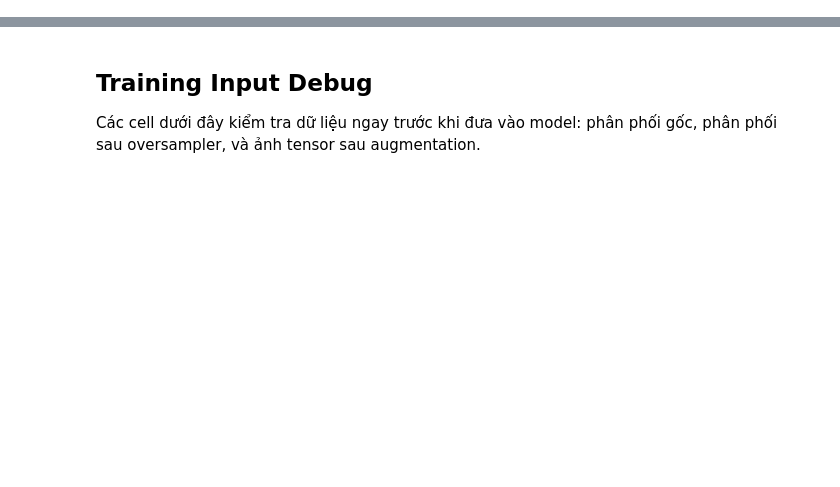
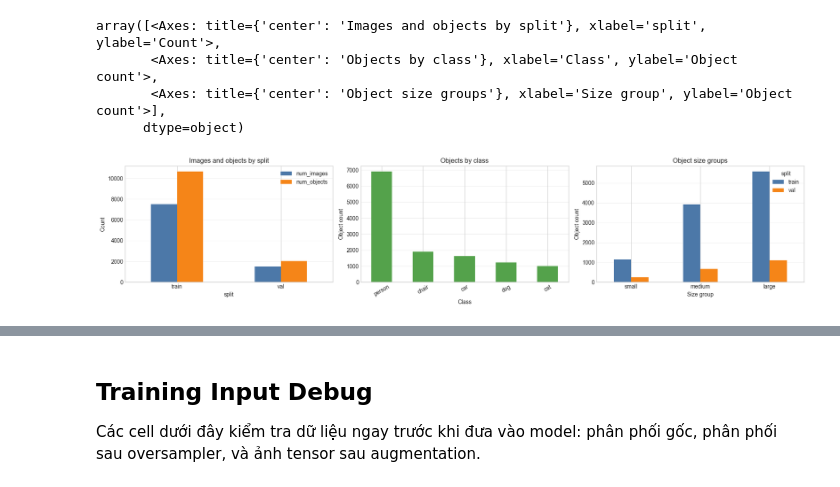
Before and after one commit to ngocbao220/IM-object-detection, a Jupyter notebook: notebooks/data_analysis.ipynb, the cells around one changed output, grey strips where cells are left out. Saved outputs shown, nothing was run; the diff lists cells and outputs as text; code cells hidden in the pictures; blank space fills up the shorter version.

```diff
--- a/notebooks/data_analysis.ipynb
+++ b/notebooks/data_analysis.ipynb
@@ -248,0 +41,16 @@ show_stats("train")
+# %%
+DATA_ROOT = PROJECT_ROOT / "public"
+SPLITS = ("train", "val", "test")
+SMALL_RELATIVE_AREA = 0.01
+MEDIUM_RELATIVE_AREA = 0.10
+
+dataset_analysis = analyze_dataset_splits(
+    data_root=DATA_ROOT,
+    splits=SPLITS,
+    small_threshold=SMALL_RELATIVE_AREA,
+    medium_threshold=MEDIUM_RELATIVE_AREA,
+)
+
+print("Dataset root:", dataset_analysis["root"])
+print("Size thresholds:", dataset_analysis["size_thresholds"])
+print("Class imbalance:", dataset_analysis["imbalance"])
@@ -248,0 +122,8 @@ show_stats("train")
+# %%
+plot_dataset_analysis(dataset_analysis)
+# %% [output]
+array([<Axes: title={'center': 'Images and objects by split'}, xlabel='split', ylabel='Count'>,
+       <Axes: title={'center': 'Objects by class'}, xlabel='Class', ylabel='Object count'>,
+       <Axes: title={'center': 'Object size groups'}, xlabel='Size group', ylabel='Object count'>],
+      dtype=object)
+[figure, added]
```
Also changed, not shown: parts of 20 cells of this notebook, 15 other files.
